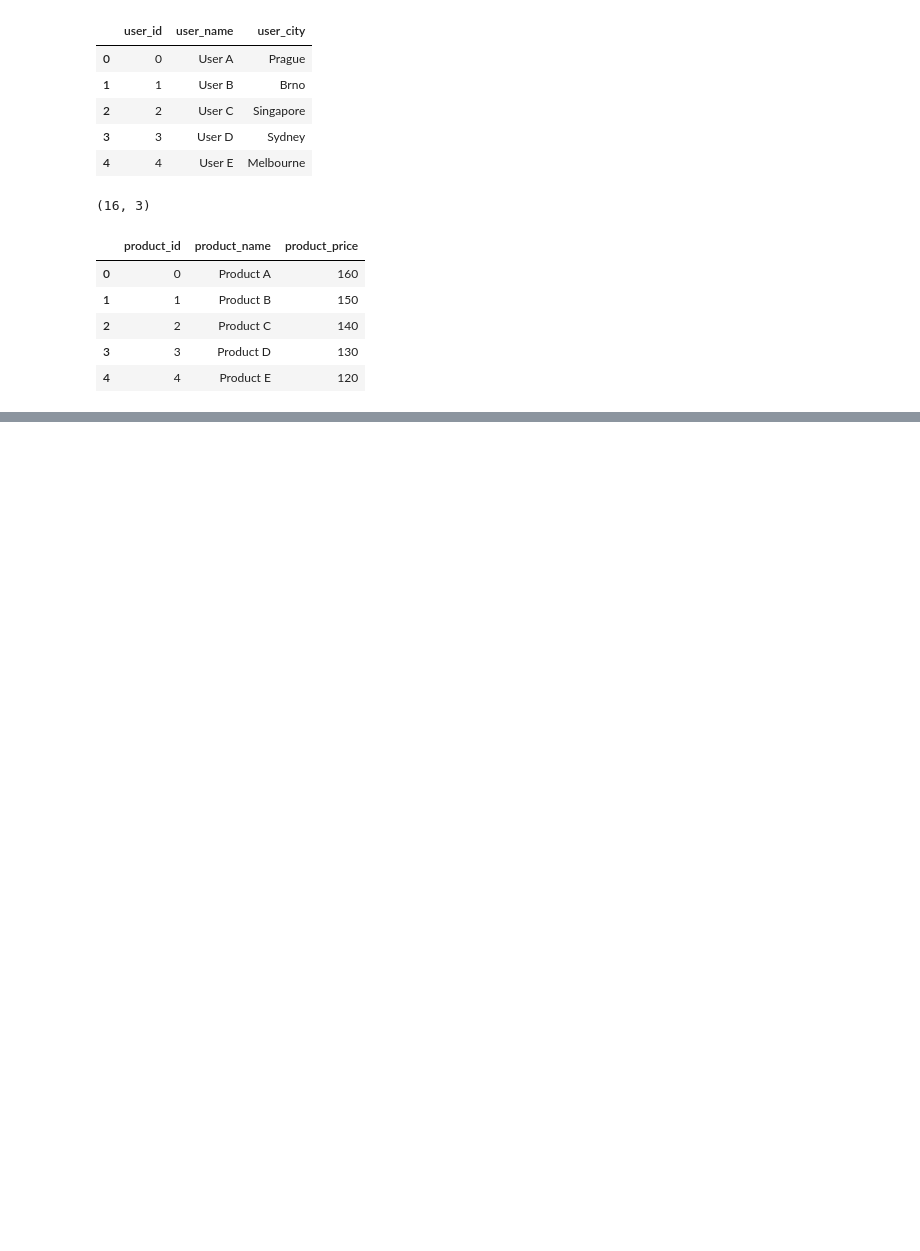
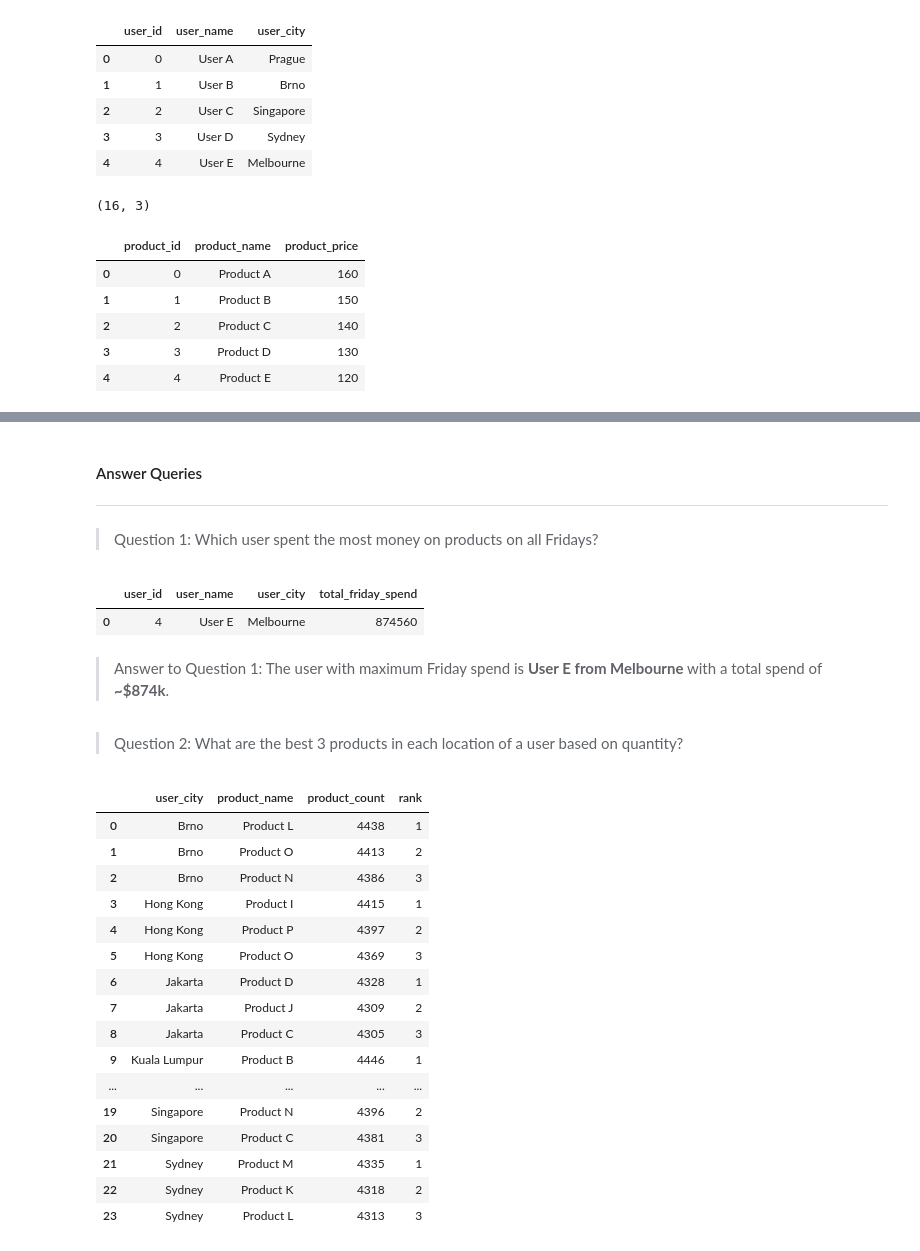
Before and after one commit to shilpaleo/sales-analysis, a Jupyter notebook: meiro_assessment.ipynb, the cells around one changed output, grey strips where cells are left out. Saved outputs shown, nothing was run; the diff lists cells and outputs as text; code cells hidden in the pictures; blank space fills up the shorter version.

```diff
--- a/meiro_assessment.ipynb
+++ b/meiro_assessment.ipynb
@@ -260,0 +262,3 @@ fact_order.to_pickle("./data/fact_order.pkl")
+# %%
+# Creating a new SQLite DB file
+con = sqlite3.connect("dwh.db")
@@ -260,0 +275,76 @@ fact_order.to_pickle("./data/fact_order.pkl")
+# %% [markdown]
+#### Answer Queries
+---
+# %% [markdown]
+> Question 1: Which user spent the most money on products on all Fridays?
+# %%
+sql_query1 = """
+WITH friday_spend AS (
+    SELECT user_id, sum(order_total) as total_friday_spend
+    FROM fact_order
+    WHERE order_day_of_week = 'Friday'
+    GROUP BY user_id
+)
+
+SELECT friday_spend.user_id, dim_user.user_name, dim_user.user_city, friday_spend.total_friday_spend
+FROM friday_spend
+JOIN dim_user
+ON friday_spend.user_id = dim_user.user_id
+ORDER BY friday_spend.total_friday_spend DESC
+LIMIT 1;
+"""
+sql_df1 = pd.read_sql(sql_query1, con)
+sql_df1
+# %% [output]
+|  | user_id | user_name | user_city | total_friday_spend |
+| 0 | 4 | User E | Melbourne | 874560 |
+# %% [markdown]
+> Answer to Question 1: The user with maximum Friday spend is **User E from Melbourne** with a total spend of **~$874k**.
+# %% [markdown]
+> Question 2: What are the best 3 products in each location of a user based on quantity?
+# %%
+sql_query2 = """
+WITH prod_city AS (
+    SELECT items.order_id, items.product_id, fact_order.user_id, dim_user.user_city, dim_product.product_name
+    FROM bridge_order_lineitems as items
+    JOIN fact_order
+    ON items.order_id = fact_order.order_id
+    JOIN dim_user
+    ON fact_order.user_id = dim_user.user_id
+    JOIN dim_product
+    ON items.product_id = dim_product.product_id
+),
+prod_count AS (
+    SELECT user_city, product_name, count(product_name) as product_count
+    FROM prod_city
+    GROUP BY user_city, product_name
+),
+ranked_products AS (
+    SELECT user_city, product_name, product_count,
+    ROW_NUMBER() OVER(PARTITION BY user_city ORDER BY product_count DESC) as rank
+    FROM prod_count
+)
+SELECT user_city, product_name, product_count, rank
+FROM ranked_products
+WHERE rank <= 3
+"""
+sql_df2 = pd.read_sql(sql_query2, con)
+sql_df2
+# %% [output]
+|  | user_city | product_name | product_count | rank |
+| 0 | Brno | Product L | 4438 | 1 |
+| 1 | Brno | Product O | 4413 | 2 |
+| 2 | Brno | Product N | 4386 | 3 |
+| 3 | Hong Kong | Product I | 4415 | 1 |
+| 4 | Hong Kong | Product P | 4397 | 2 |
+| 5 | Hong Kong | Product O | 4369 | 3 |
+| 6 | Jakarta | Product D | 4328 | 1 |
+| 7 | Jakarta | Product J | 4309 | 2 |
+| 8 | Jakarta | Product C | 4305 | 3 |
+| 9 | Kuala Lumpur | Product B | 4446 | 1 |
+| ... | ... | ... | ... | ... |
+| 19 | Singapore | Product N | 4396 | 2 |
+| 20 | Singapore | Product C | 4381 | 3 |
+| 21 | Sydney | Product M | 4335 | 1 |
+| 22 | Sydney | Product K | 4318 | 2 |
+| 23 | Sydney | Product L | 4313 | 3 |
```
Also changed, not shown: parts of 45 cells of this notebook, 9 other files.
